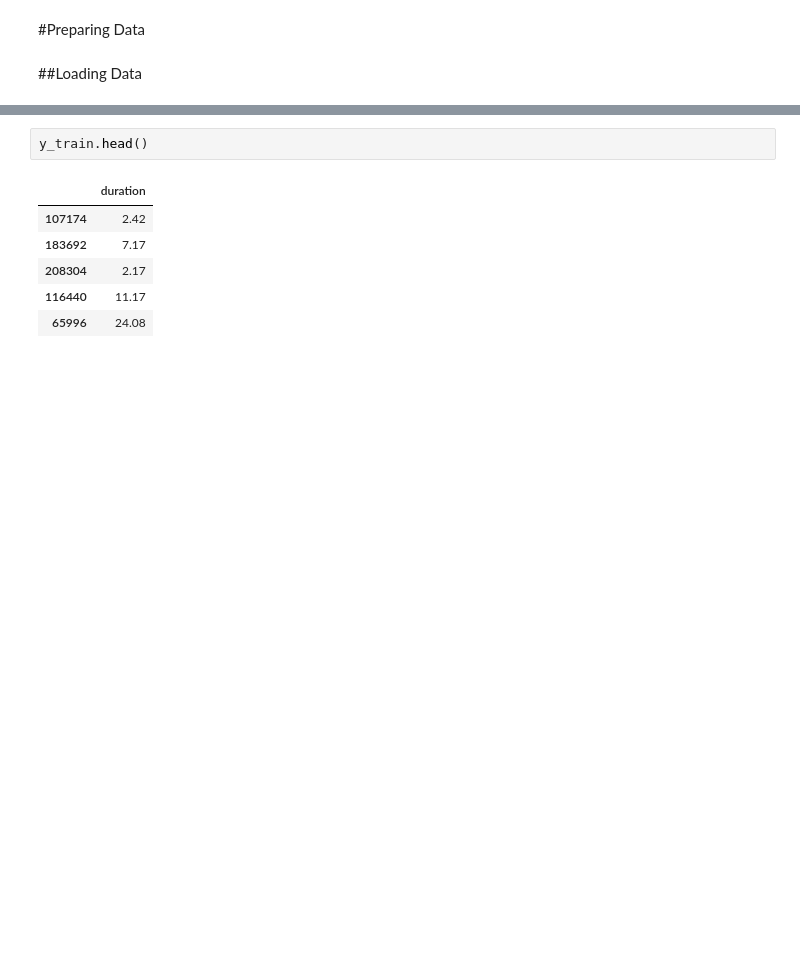
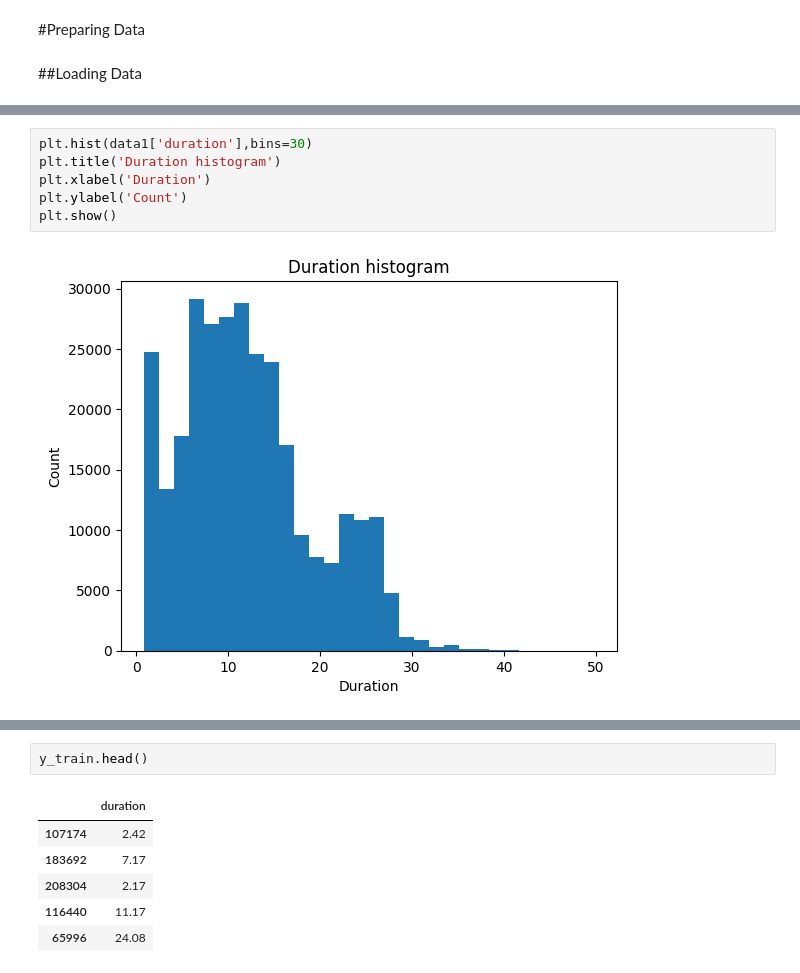
Before and after one commit to jadrzy/ProjectPythonForMachineLearning, a Jupyter notebook: notebooks/InitialDataAnalysis.ipynb, the cells around one changed output, grey strips where cells are left out. Cells and saved outputs as stored; diff of their text form; blank space fills up the shorter version.

```diff
--- a/notebooks/InitialDataAnalysis.ipynb
+++ b/notebooks/InitialDataAnalysis.ipynb
@@ -65,0 +78,8 @@ plt.show()
+# %%
+plt.hist(data1['duration'],bins=30)
+plt.title('Duration histogram')
+plt.xlabel('Duration')
+plt.ylabel('Count')
+plt.show()
+# %% [output]
+[figure, added]
```
Also changed, not shown: parts of 34 cells of this notebook.
